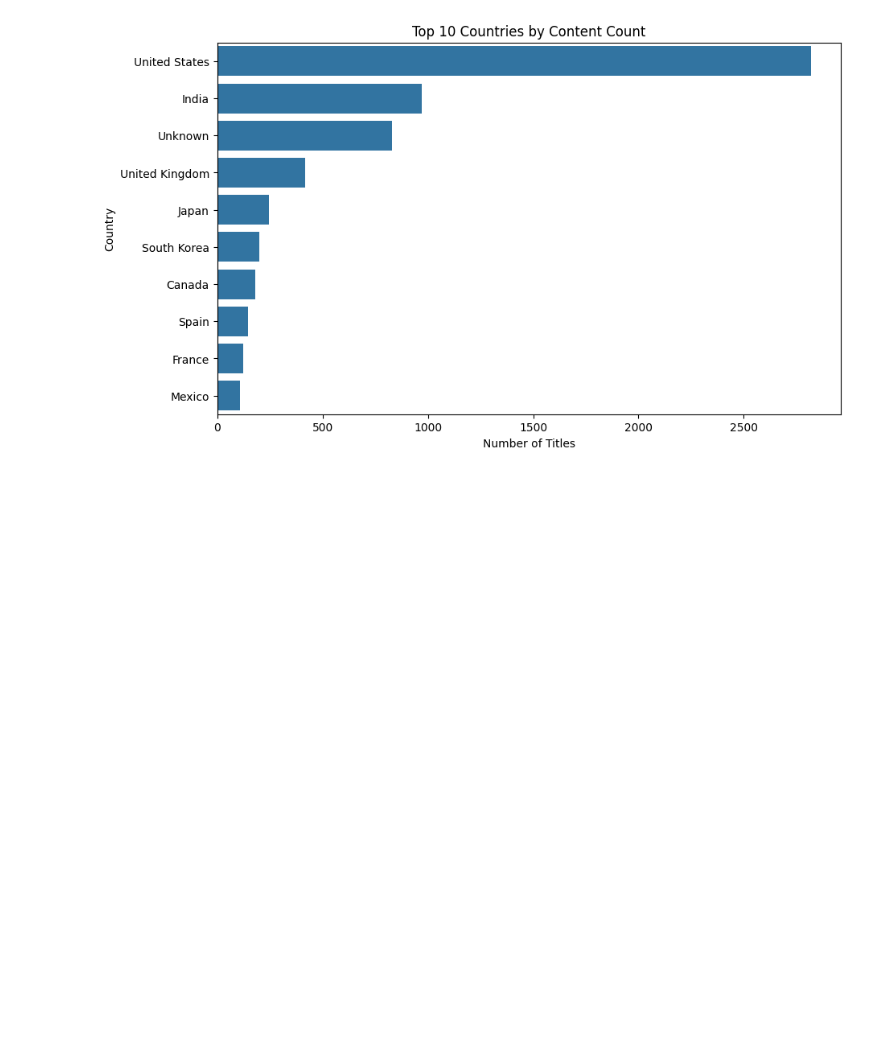
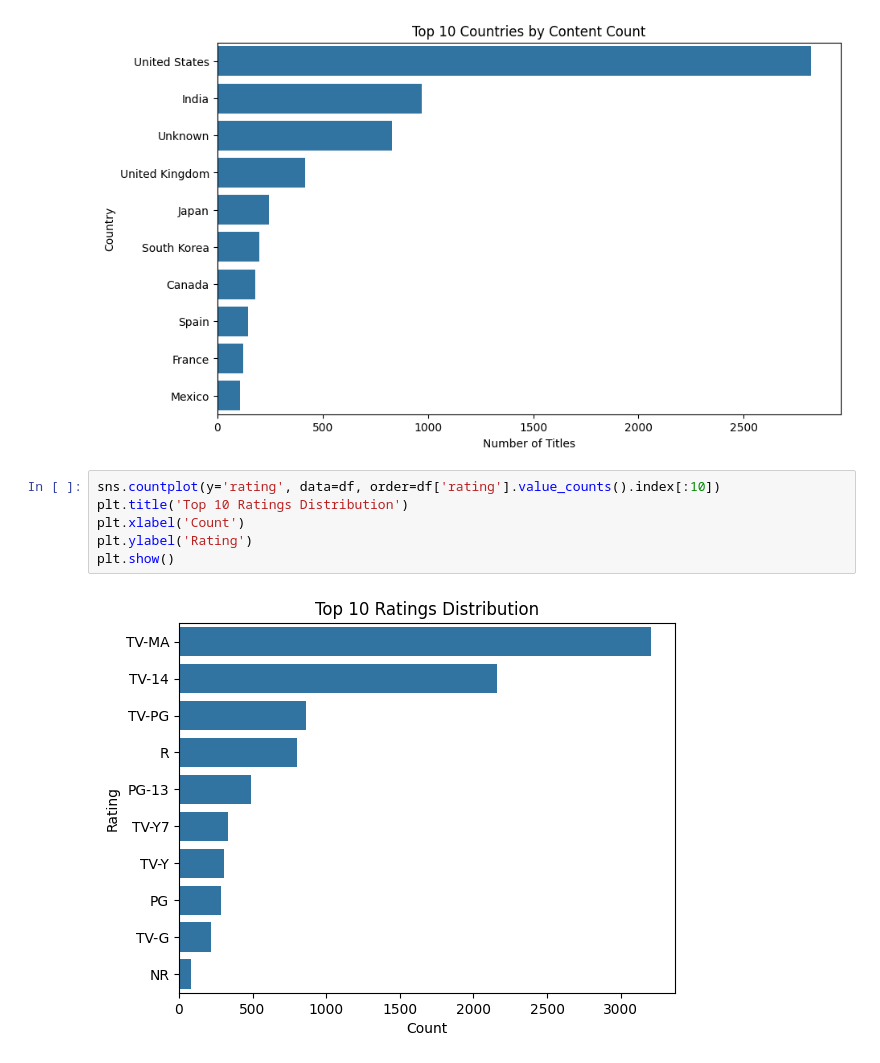
Before and after one commit to abshwabu/netflix_shows, a Jupyter notebook: app.ipynb, the cells around one changed output. Cells and saved outputs as stored; diff of their text form; blank space fills up the shorter version.

Commit message:
Rating Distribution

```diff
--- a/app.ipynb
+++ b/app.ipynb
@@ -108,3 +108,11 @@ plt.ylabel('Country')
 plt.show()
 # %% [output]
 [figure]
+# %%
+sns.countplot(y='rating', data=df, order=df['rating'].value_counts().index[:10])
+plt.title('Top 10 Ratings Distribution')
+plt.xlabel('Count')
+plt.ylabel('Rating')
+plt.show()
+# %% [output]
+[figure, added]
```
